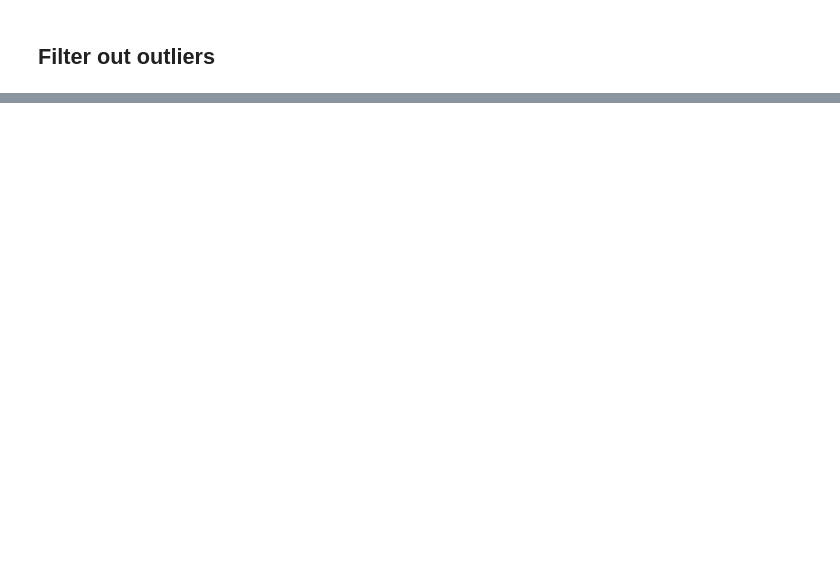
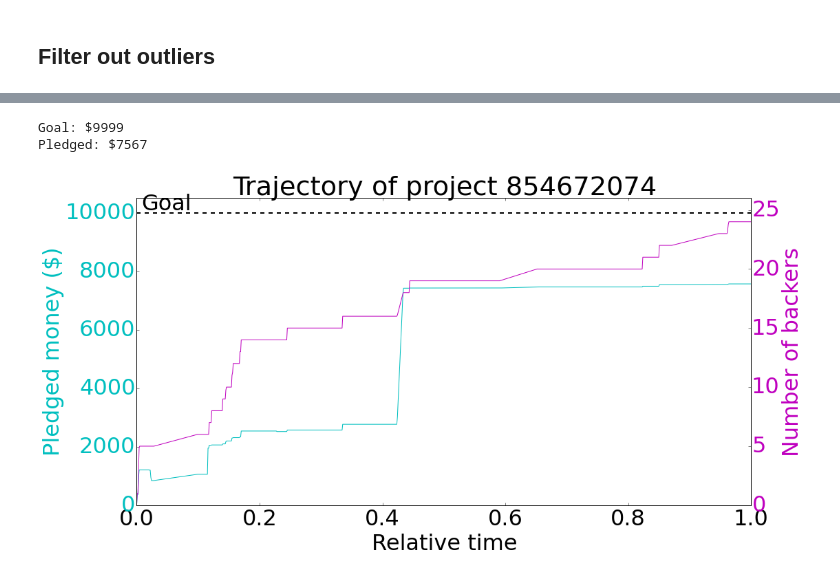
Before and after one commit to vicow/gaussian-process, a Jupyter notebook: notebooks/sidekick-10-features-extraction.ipynb, the cells around one changed output, grey strips where cells are left out. Cells and saved outputs as stored; diff of their text form; code cells hidden in the pictures; blank space fills up the shorter version.

```diff
--- a/notebooks/sidekick-10-features-extraction.ipynb
+++ b/notebooks/sidekick-10-features-extraction.ipynb
@@ -65,0 +199,7 @@ We train the model for features extracted using the money time series up to time
+# %%
+projects_train_filtered[5455].normalized = True
+projects_train_filtered[5455].plot()
+# %% [output]
+Goal: $9999
+Pledged: $7567
+[figure, added]
```
Also changed, not shown: parts of 13 cells of this notebook.
